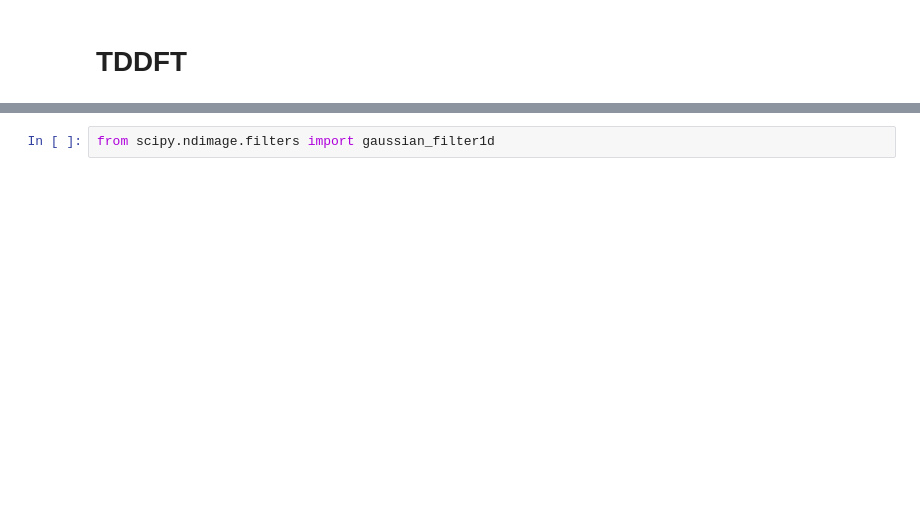
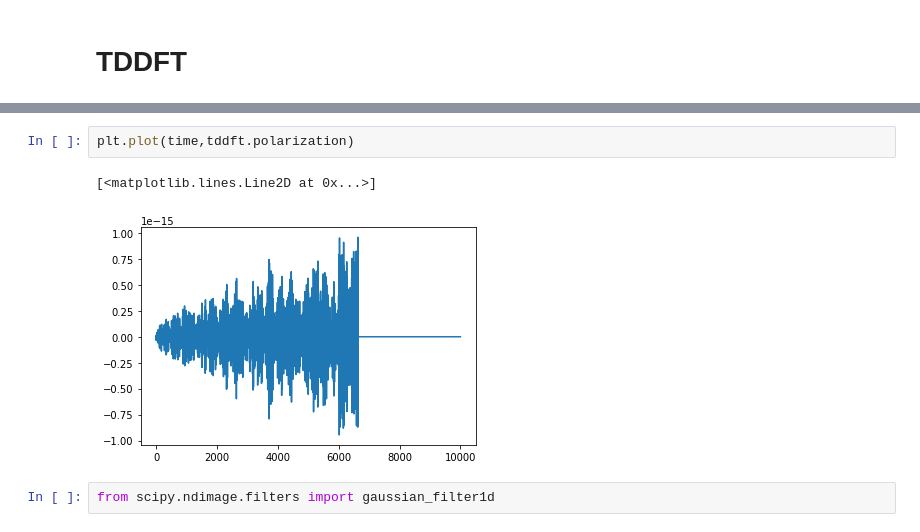
Before and after one commit to yaros72/RT-LG-TDDFT-2, a Jupyter notebook: Test.ipynb, the cells around one changed output, grey strips where cells are left out. Drawn from its saved outputs; the diff is of its cells as text; blank space fills up the shorter version.

```diff
--- a/Test.ipynb
+++ b/Test.ipynb
@@ -69,6 +92,11 @@ freq = np.fft.fftfreq(steps, d=dt)*2*np.pi*Hartree
 spectrum=spectrum[np.argsort(freq)]
 freq=np.sort(freq)
 spectrum=np.abs(spectrum*freq)**2
+# %%
+plt.plot(time,tddft.polarization)
+# %% [output]
+[<matplotlib.lines.Line2D at 0x...>]
+[figure, added]
 # %%
 from scipy.ndimage.filters import gaussian_filter1d
 # %%
```
Also changed, not shown: parts of 8 cells of this notebook, 4 other files.
